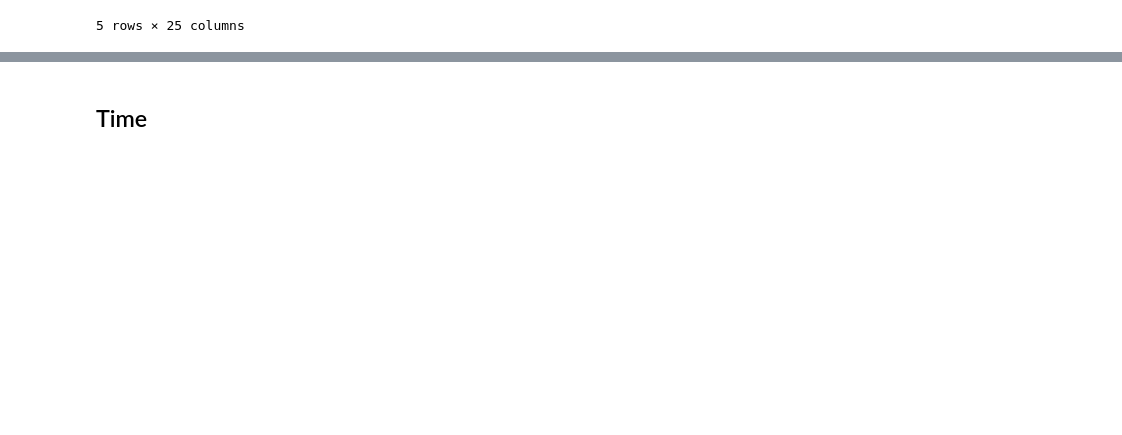
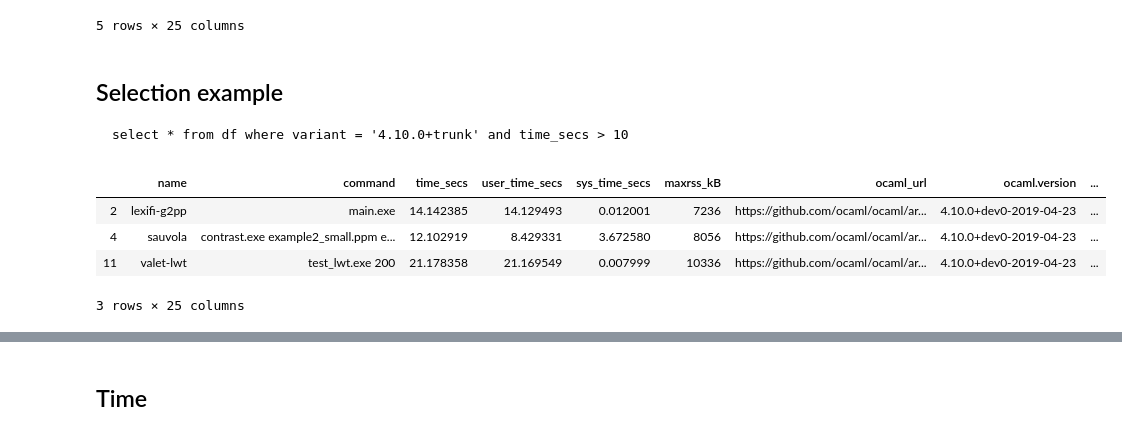
Before and after one commit to ocaml-bench/sandmark-analyze, a Jupyter notebook: sandmark-analyze.ipynb, the cells around one changed output, grey strips where cells are left out. Cells and saved outputs as stored; diff of their text form; code cells hidden in the pictures; blank space fills up the shorter version.

````diff
--- a/sandmark-analyze.ipynb
+++ b/sandmark-analyze.ipynb
@@ -44,3 +46,17 @@ df.head()
 | 3 | chameneos-lwt | chameneos_redux_lwt.exe 600000 | 1.105148 | 1.100622 | 0.004002 | 6236 | https://github.com/kayceesrk/ocam... | 4.10.0+dev0-2019-04-23 | ... |
 | 4 | sauvola | contrast.exe example2_small.ppm e... | 12.261024 | 8.675043 | 3.585065 | 8152 | https://github.com/kayceesrk/ocam... | 4.10.0+dev0-2019-04-23 | ... |
 5 rows × 25 columns
+# %% [markdown]
+## Selection example
+
+```
+select * from df where variant = '4.10.0+trunk' and time_secs > 10
+```
+# %%
+df.loc[(df['variant'] == '4.10.0+trunk') & (df['time_secs'] > 10)]
+# %% [output]
+|  | name | command | time_secs | user_time_secs | sys_time_secs | maxrss_kB | ocaml_url | ocaml.version | ... |
+| 2 | lexifi-g2pp | main.exe | 14.142385 | 14.129493 | 0.012001 | 7236 | https://github.com/ocaml/ocaml/ar... | 4.10.0+dev0-2019-04-23 | ... |
+| 4 | sauvola | contrast.exe example2_small.ppm e... | 12.102919 | 8.429331 | 3.672580 | 8056 | https://github.com/ocaml/ocaml/ar... | 4.10.0+dev0-2019-04-23 | ... |
+| 11 | valet-lwt | test_lwt.exe 200 | 21.178358 | 21.169549 | 0.007999 | 10336 | https://github.com/ocaml/ocaml/ar... | 4.10.0+dev0-2019-04-23 | ... |
+3 rows × 25 columns
````
Also changed, not shown: parts of 11 cells of this notebook.
